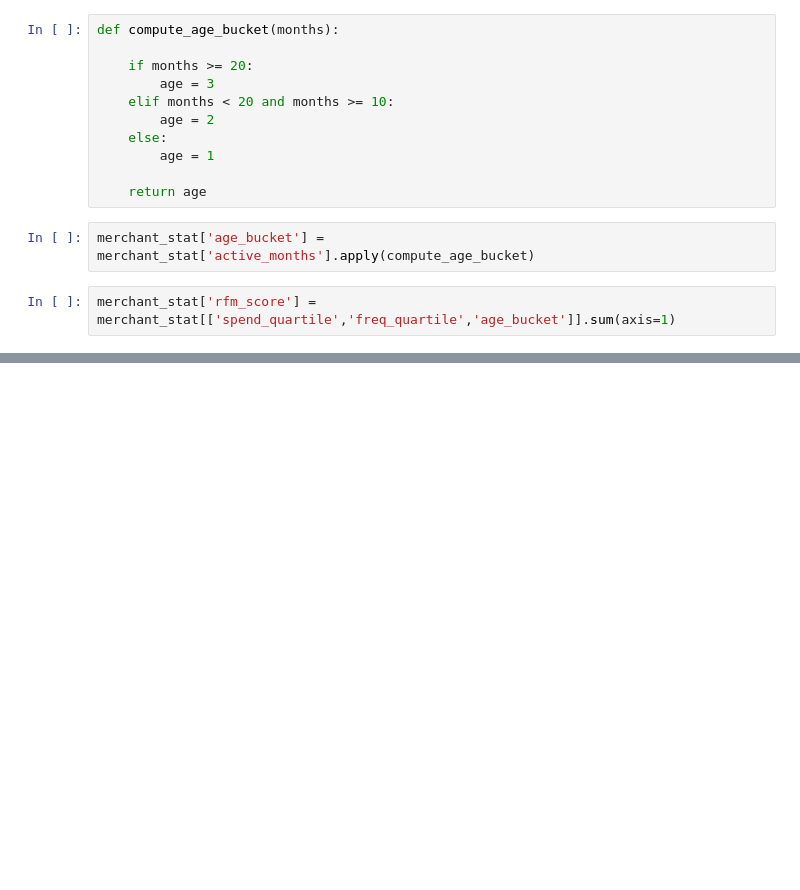
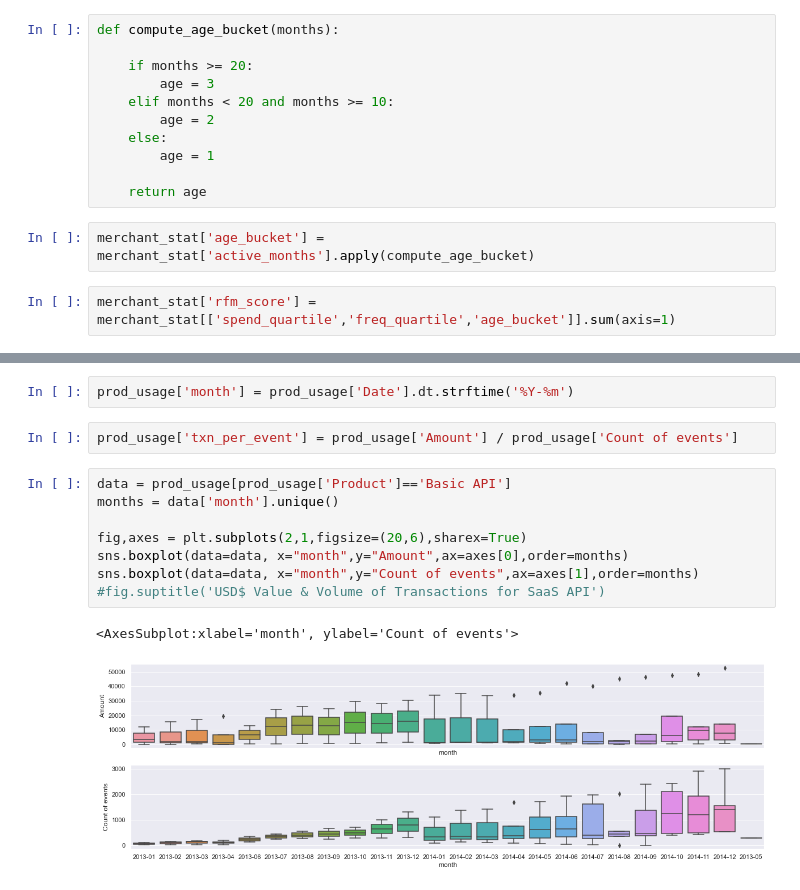
Before and after one commit to nadya27oct/Stripe, a Jupyter notebook: Stripe.ipynb, the cells around one changed output, grey strips where cells are left out. Cells and saved outputs as stored; diff of their text form; blank space fills up the shorter version.

```diff
--- a/Stripe.ipynb
+++ b/Stripe.ipynb
@@ -311,0 +328,15 @@ Ecom merchants have a variablity in the payments processed through out their lif
+# %%
+prod_usage['month'] = prod_usage['Date'].dt.strftime('%Y-%m')
+# %%
+prod_usage['txn_per_event'] = prod_usage['Amount'] / prod_usage['Count of events']
+# %%
+data = prod_usage[prod_usage['Product']=='Basic API']
+months = data['month'].unique()
+
+fig,axes = plt.subplots(2,1,figsize=(20,6),sharex=True)
+sns.boxplot(data=data, x="month",y="Amount",ax=axes[0],order=months)
+sns.boxplot(data=data, x="month",y="Count of events",ax=axes[1],order=months)
+#fig.suptitle('USD$ Value & Volume of Transactions for SaaS API')
+# %% [output]
+<AxesSubplot:xlabel='month', ylabel='Count of events'>
+[figure, added]
```
Also changed, not shown: parts of 16 cells of this notebook, 1 other file.
